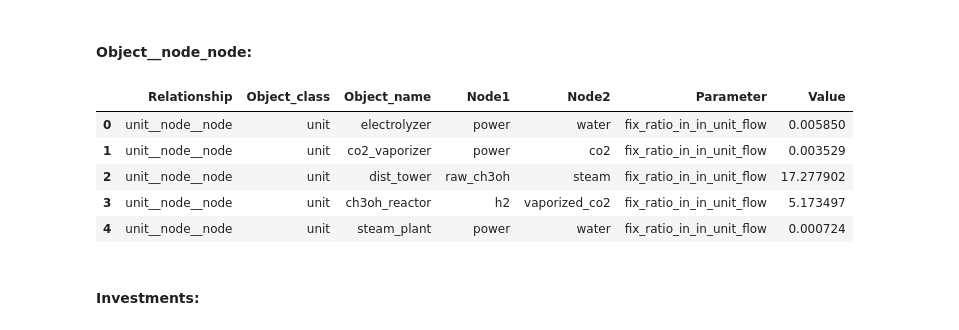
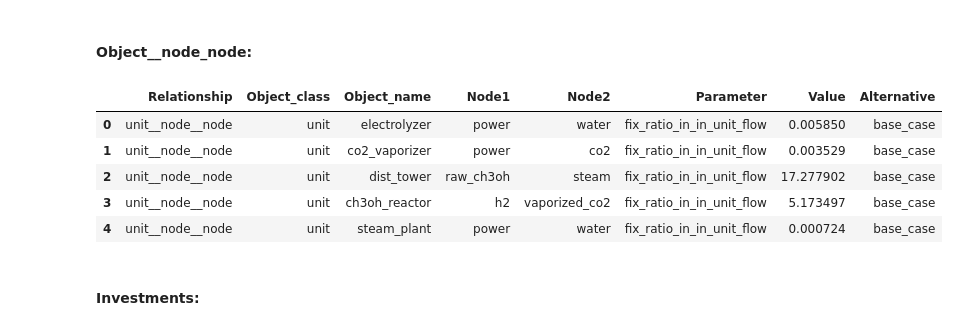
Before and after one commit to CSEI-EU/Nord_H2ub, a Jupyter notebook: spine_projects/01_input_data/00_functions/please_ignore.ipynb, the cells around one changed output. Saved outputs shown, nothing was run; the diff lists cells and outputs as text; code cells hidden in the pictures.

```diff
--- a/spine_projects/01_input_data/00_functions/please_ignore.ipynb
+++ b/spine_projects/01_input_data/00_functions/please_ignore.ipynb
@@ -68,7 +70,7 @@ excel_file_path = get_excel_file_path() + '/01_input_raw/'
 output_file_path = get_excel_file_path() + '/02_input_prepared/'
 # %%
 # Input data
-Model_structure_file = '/Model_Data_Base_' + product + '_4_InOutputs.xlsx'
+Model_structure_file = '/Model_Data_Base_' + product + '.xlsx'
 efficiency_electrolyzer_file = 'Efficiency_Electrolyzers.xlsx'
 distric_heating_price_file = '/Energy Prices/district_heating_price_cap.xlsx'
 investment_costs_file = '/investment_cost_overview/Investment_cost_overview.xlsx'
@@ -77,6 +79,7 @@ PV_data_availabilityfactors = 'Availabilities Renewables/PV_availability_factors
 Wind_data_availabilityfactors = 'Availabilities Renewables/Wind_availability_factors_' + area + '.csv'
 data_powerprices = 'Energy Prices/Day_ahead_prices.xlsx'
 grid_costs = '/Energy Prices/grid_costs.xlsx'
+other_costs = '/Energy Prices/other_inout_costs.xlsx'
 
 # Output data
 output_file_name = product + '_Input_prepared.xlsx'
@@ -411,6 +410,9 @@ df_unit_relation_data = object_relationship_unit_nodes(df_model_units, df_model_
 # Combine into one dataframe
 df_unit_relation_parameter_data = pd.concat([df_unit_capacity_data, df_unit_relation_data], ignore_index= True)
 
+# Add Alternative name
+df_unit_relation_parameter_data['Alternative'] = run_name
+
 # Show table head for control
-df_unit_relation_parameter_data
+df_unit_relation_parameter_data.head()
 # %% [output]
@@ -490,6 +483,9 @@ df_unit_relation_parameter_data = pd.concat([df_unit_relation_parameter_data, df
 # %%
 ### CONNECTIONS ###
 df_connection_relation_parameter_data = object_relationship_connection_nodes(df_model_connections)
+
+# Add Alternatives Name
+df_connection_relation_parameter_data['Alternative'] = run_name
 # %%
 # Create combined DataFrame:
 df_object__node = pd.concat([df_unit_relation_parameter_data, df_connection_relation_parameter_data])
@@ -579,7 +575,8 @@ for index, row in df_model_units_relations.iterrows():
                            'Node1': in1,
                            'Node2': inX_value,
                            'Parameter': 'fix_ratio_in_in_unit_flow',
-                           'Value': row[f'Relation_In1_In{i}']
+                           'Value': row[f'Relation_In1_In{i}'],
+                           'Alternative': run_name
                           }
             values_in_in_units.append(value_in_in)
 
@@ -590,7 +587,8 @@ for index, row in df_model_units_relations.iterrows():
                            'Node1': in1,
                            'Node2': inX_value,
                            'Parameter': 'fix_ratio_out_out_unit_flow',
-                           'Value': row[f'Relation_Out1_Out{i}']
+                           'Value': row[f'Relation_Out1_Out{i}'],
+                           'Alternative': run_name
                           }
             values_out_out_units.append(value_out_out)
     if not pd.isnull(row[f'Relation_In1_Out1']):
@@ -600,7 +598,8 @@ for index, row in df_model_units_relations.iterrows():
                         'Node1': in1,
                         'Node2': inX_value,
                         'Parameter': 'fix_ratio_in_out_unit_flow',
-                        'Value': row[f'Relation_In1_Out1']
+                        'Value': row[f'Relation_In1_Out1'],
+                           'Alternative': run_name
                        }
         values_in_out_units.append(value_in_out)
 
@@ -615,52 +614,52 @@ columns_Out_In_Connection = ['Connection', 'Output1', 'Input1']
 
 values_in_in_connections = [('connection__node__node', 'connection', row[columns_In_In_Connection[0]],
                              row[columns_In_In_Connection[1]], row[columns_In_In_Connection[2]],
-                             'fix_ratio_in_in_connection_flow', row['Relation_In_In'])
+                             'fix_ratio_in_in_connection_flow', row['Relation_In_In'], run_name)
                             if not pd.isnull(row[columns_In_In_Connection]).any() else (np.nan, np.nan, None) for _, row in df_model_connections.iterrows()
                             if not pd.isnull(row[columns_In_In_Connection]).any()]
 # Comment: connections_in_out are no longer supported by Spine, therefore the values get inverted
 values_in_out_connections = [('connection__node__node', 'connection', row[columns_In_Out_Connection[0]],
                               row[columns_In_Out_Connection[1]], row[columns_In_Out_Connection[2]],
-                              'fix_ratio_out_in_connection_flow', row['Relation_In_Out'])
+                              'fix_ratio_out_in_connection_flow', row['Relation_In_Out'], run_name)
                              if not pd.isnull(row[columns_In_Out_Connection]).any() else (np.nan, np.nan, None) for _, row in df_model_connections.iterrows()
                              if not pd.isnull(row[columns_In_Out_Connection]).any()]
 values_out_out_connections = [('connection__node__node', 'connection', row[columns_Out_Out_Connection[0]],
                                row[columns_Out_Out_Connection[1]], row[columns_Out_Out_Connection[2]],
-                               'fix_ratio_out_out_connection_flow', row['Relation_Out_Out'])
+                               'fix_ratio_out_out_connection_flow', row['Relation_Out_Out'], run_name)
                               if not pd.isnull(row[columns_Out_Out_Connection]).any() else (np.nan, np.nan, None) for _, row in df_model_connections.iterrows()
                               if not pd.isnull(row[columns_Out_Out_Connection]).any()]
 values_out_in_connections = [('connection__node__node', 'connection', row[columns_Out_In_Connection[0]],
                                row[columns_Out_In_Connection[1]], row[columns_Out_In_Connection[2]],
-                               'fix_ratio_out_in_connection_flow', row['Relation_Out_In'])
+                               'fix_ratio_out_in_connection_flow', row['Relation_Out_In'], run_name)
                               if not pd.isnull(row[columns_Out_In_Connection]).any() else (np.nan, np.nan, None) for _, row in df_model_connections.iterrows()
                               if not pd.isnull(row[columns_Out_In_Connection]).any()]
 
 df_fix_ratio_in_in_connections = pd.DataFrame(values_in_in_connections, columns=['Relationship', 'Object_class', 'Object_name', 'Node1',
-                                                                                 'Node2', 'Parameter', 'Value'])
+                                                                                 'Node2', 'Parameter', 'Value', 'Alternative'])
 df_fix_ratio_in_out_connections = pd.DataFrame(values_in_out_connections, columns=['Relationship', 'Object_class', 'Object_name', 'Node1',
-                                                                                   'Node2', 'Parameter', 'Value'])
+                                                                                   'Node2', 'Parameter', 'Value', 'Alternative'])
 df_fix_ratio_out_out_connections = pd.DataFrame(values_out_out_connections, columns=['Relationship', 'Object_class', 'Object_name', 'Node1',
-                                                                                     'Node2', 'Parameter', 'Value'])
+                                                                                     'Node2', 'Parameter', 'Value', 'Alternative'])
 df_fix_ratio_out_in_connections = pd.DataFrame(values_out_in_connections, columns=['Relationship', 'Object_class', 'Object_name', 'Node1',
-                                                                                     'Node2', 'Parameter', 'Value'])
+                                                                                     'Node2', 'Parameter', 'Value', 'Alternative'])
 
 # Create Object_node_node
 df_object_node_node = pd.concat([df_unit_node_node,
                                 df_fix_ratio_in_in_connections, df_fix_ratio_in_out_connections,
                                 df_fix_ratio_out_out_connections, df_fix_ratio_out_in_connections])
 df_object_node_node = df_object_node_node.reset_index(drop=True)
 
 df_object_node_node = df_object_node_node.dropna(subset=['Value'])
 
 # Show table head for control
 df_object_node_node.head()
 # %% [output]
-|  | Relationship | Object_class | Object_name | Node1 | Node2 | Parameter | Value |
-| 0 | unit__node__node | unit | electrolyzer | power | water | fix_ratio_in_in_unit_flow | 0.005850 |
-| 1 | unit__node__node | unit | co2_vaporizer | power | co2 | fix_ratio_in_in_unit_flow | 0.003529 |
-| 2 | unit__node__node | unit | dist_tower | raw_ch3oh | steam | fix_ratio_in_in_unit_flow | 17.277902 |
-| 3 | unit__node__node | unit | ch3oh_reactor | h2 | vaporized_co2 | fix_ratio_in_in_unit_flow | 5.173497 |
-| 4 | unit__node__node | unit | steam_plant | power | water | fix_ratio_in_in_unit_flow | 0.000724 |
+|  | Relationship | Object_class | Object_name | Node1 | Node2 | Parameter | Value | Alternative |
+| 0 | unit__node__node | unit | electrolyzer | power | water | fix_ratio_in_in_unit_flow | 0.005850 | base_case |
+| 1 | unit__node__node | unit | co2_vaporizer | power | co2 | fix_ratio_in_in_unit_flow | 0.003529 | base_case |
+| 2 | unit__node__node | unit | dist_tower | raw_ch3oh | steam | fix_ratio_in_in_unit_flow | 17.277902 | base_case |
+| 3 | unit__node__node | unit | ch3oh_reactor | h2 | vaporized_co2 | fix_ratio_in_in_unit_flow | 5.173497 | base_case |
+| 4 | unit__node__node | unit | steam_plant | power | water | fix_ratio_in_in_unit_flow | 0.000724 | base_case |
 # %%
 # For storages, the out_in_connetion is set in both directions
 
```
Also changed, not shown: parts of 36 cells of this notebook, 7 other files.
